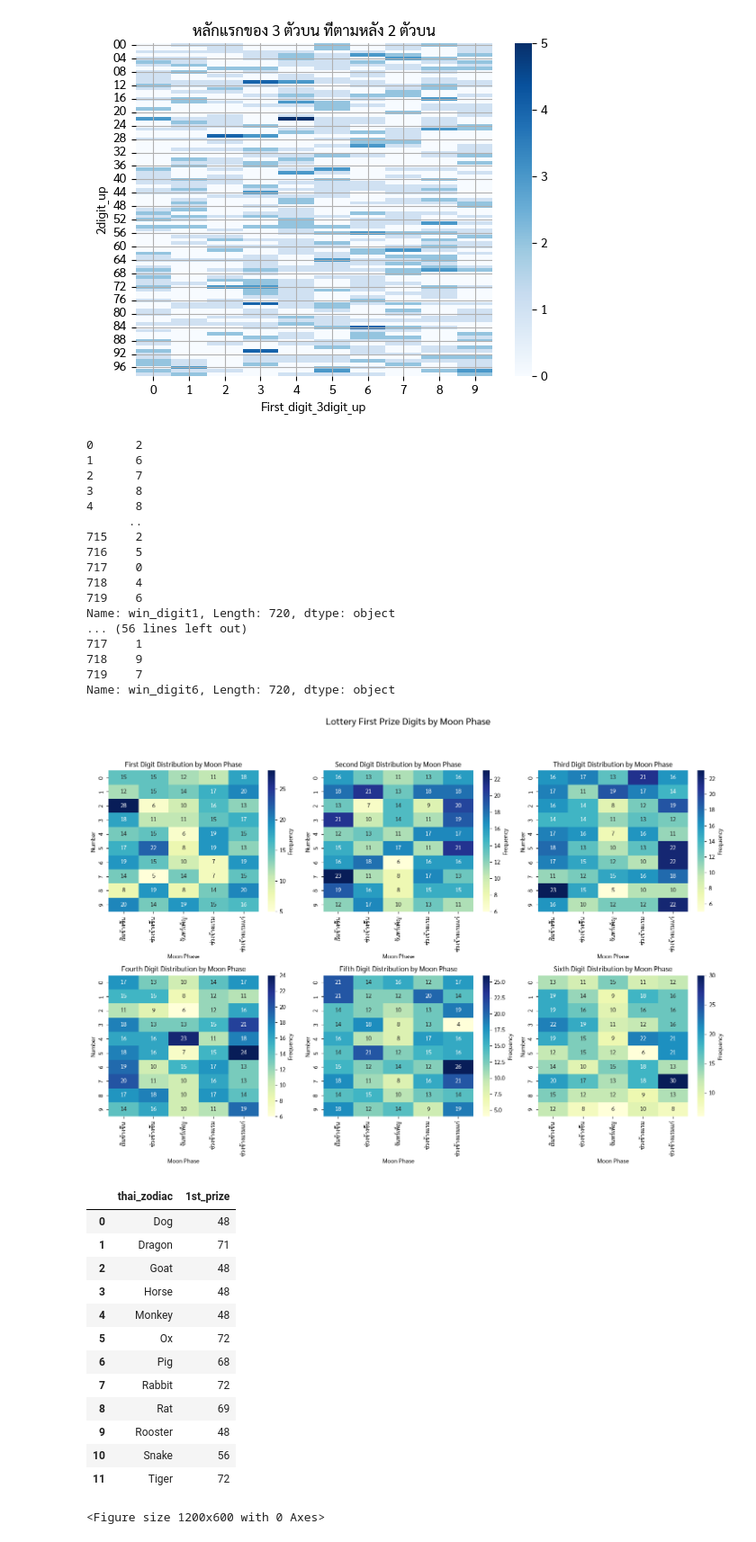
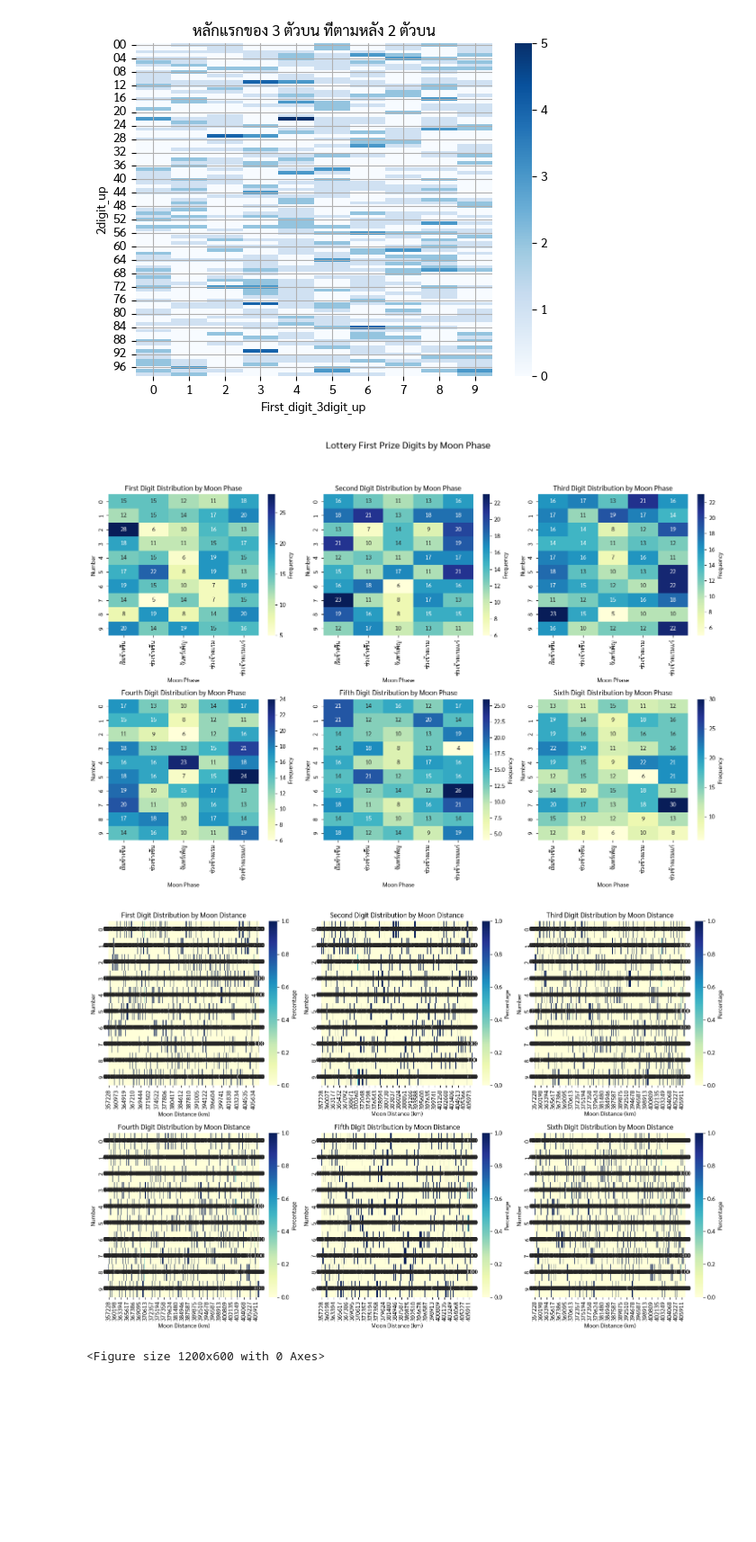
Before and after one commit to tangnatta/AUT461-Thai-Lottery-2025, a Jupyter notebook: eda.ipynb, the cells around one changed output. Shown at 90% size. Drawn from its saved outputs; the diff is of its cells as text; code cells hidden in the pictures; blank space fills up the shorter version.

```diff
--- a/eda.ipynb
+++ b/eda.ipynb
@@ -409,7 +409,7 @@ plt.show()
 # Ensure we have the digit columns in the dataframe
 for i, (pos, label) in enumerate(positions):
     df[f'win_digit{i+1}'] = df['1st_prize'].str[pos]
-    print(df[f'win_digit{i+1}'])
+    # print(df[f'win_digit{i+1}'])
 
 # Plot the distribution of first prize digits by moon phase
 plt.figure(figsize=(15, 10))
@@ -433,41 +433,29 @@ for i, (pos, label) in enumerate(positions):
 plt.suptitle('Lottery First Prize Digits by Moon Phase', fontsize=16, y=1.05)
 plt.tight_layout()
 # %% [output]
-0      2
-1      6
-2      7
-3      8
-4      8
-      ..
-715    2
-716    5
-717    0
-718    4
-719    6
-Name: win_digit1, Length: 720, dtype: object
-... (56 lines left out)
-717    1
-718    9
-719    7
-Name: win_digit6, Length: 720, dtype: object
 [figure]
-# %%
-df_zodiac = df.groupby('thai_zodiac').agg({'1st_prize': 'count'}).reset_index()
-df_zodiac
-# %% [output]
-|  | thai_zodiac | 1st_prize |
-| 0 | Dog | 48 |
-| 1 | Dragon | 71 |
-| 2 | Goat | 48 |
-| 3 | Horse | 48 |
-| 4 | Monkey | 48 |
-| 5 | Ox | 72 |
-| 6 | Pig | 68 |
-| 7 | Rabbit | 72 |
-| 8 | Rat | 69 |
-| 9 | Rooster | 48 |
-| 10 | Snake | 56 |
-| 11 | Tiger | 72 |
+# %%
+df_temp = df.copy()
+df_temp['moon_distance_km'] = df_temp['moon_distance_km'].astype(int)
+
+plt.figure(figsize=(15, 10))
+
+for i, (pos, label) in enumerate(positions):
+    plt.subplot(2, 3, i+1)
+    # Create a pivot table but normalize each column to show percentages
+    pivot_data = df_temp.pivot_table(
+        index=f'win_digit{i+1}', columns='moon_distance_km', values='1st_prize', aggfunc='count', fill_value=0)
+    # Normalize the data (each column will sum to 1)
+    normalized_pivot = pivot_data.div(pivot_data.sum(axis=0), axis=1)
+    sns.heatmap(normalized_pivot, cmap="YlGnBu", annot=True,
+                fmt='.2f', cbar_kws={'label': 'Percentage'})
+
+    plt.title(f'{label} Digit Distribution by Moon Distance')
+    plt.xlabel('Moon Distance (km)')
+    plt.ylabel('Number')
+    plt.tight_layout()
+# %% [output]
+[figure, added]
 # %%
 # Merge zodiac data with first digit frequency
 df_temp = df.copy()
```
Also changed, not shown: 1 other file.
